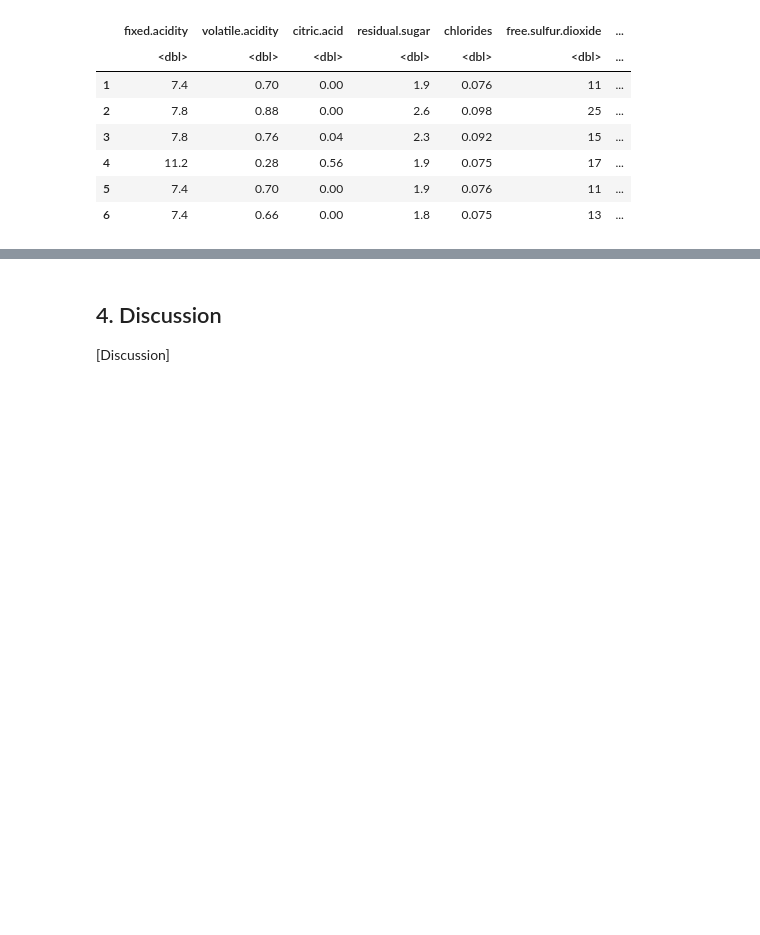
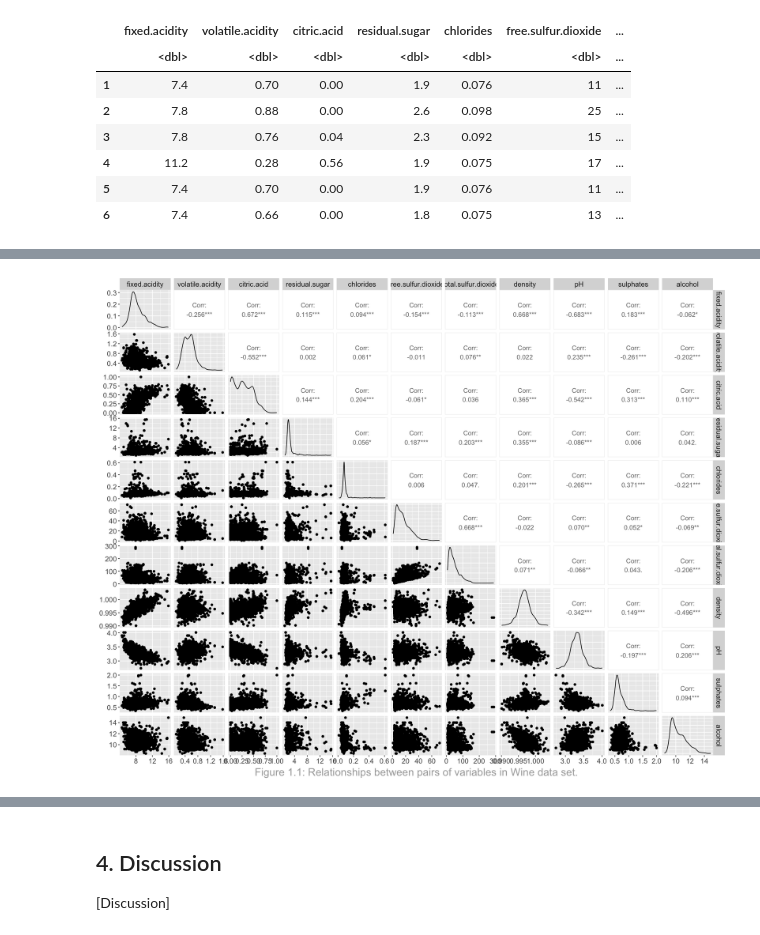
Before and after one commit to DSCI-310-2024/DSCI_310_Group_6, a Jupyter notebook: Wine.ipynb, the cells around one changed output, grey strips where cells are left out. Saved outputs shown, nothing was run; the diff lists cells and outputs as text; code cells hidden in the pictures; blank space fills up the shorter version.

Commit message:
cleaning the data, remove useless variables and create a correlation plot

```diff
--- a/Wine.ipynb
+++ b/Wine.ipynb
@@ -26,0 +53,18 @@ A data.frame: 6 × 12
+# %%
+options(repr.plot.width = 15, repr.plot.height = 12)
+
+correlation_plots <- data %>%
+  select(- quality) %>%
+  ggpairs(progress = FALSE) +
+  theme(
+    text = element_text(size = 15),
+    plot.title = element_text(face = "bold"),
+    axis.title = element_text(face = "bold"),
+    plot.caption = element_text(color = "darkgrey", size = 18, hjust = 0.5, vjust = 1)
+  ) +
+  labs(caption = "Figure 1.1: Relationships between pairs of variables in Wine data set.")
+
+
+correlation_plots
+# %% [output]
+[figure, added]
```
Also changed, not shown: parts of 7 cells of this notebook.
